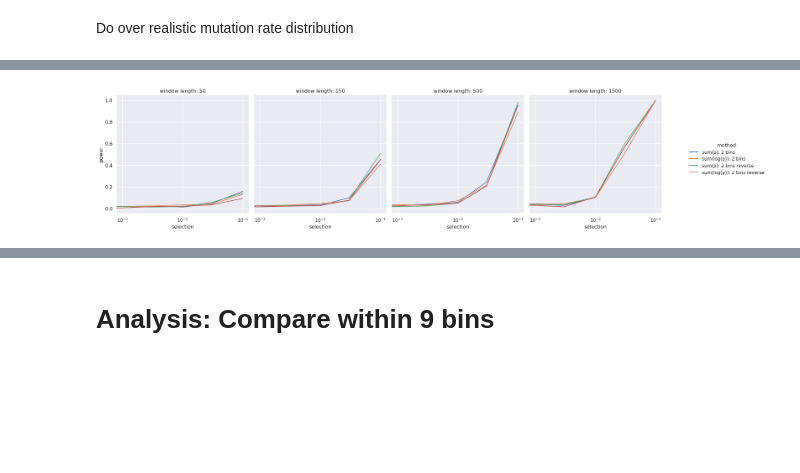
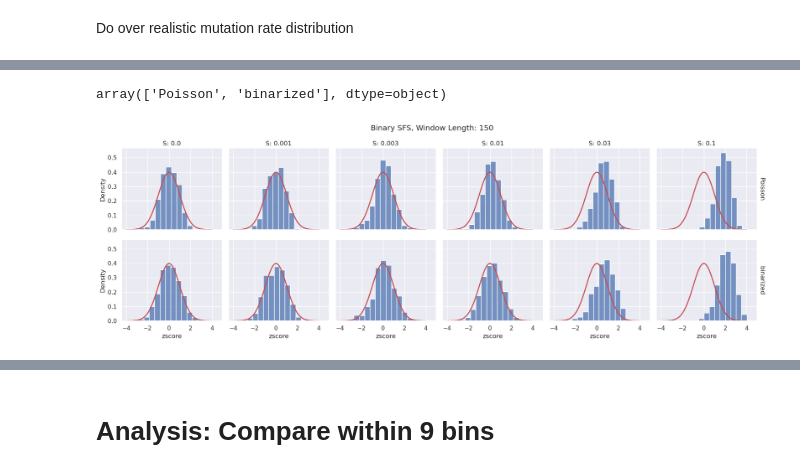
Before and after one commit to dajale423/raKLette, a Jupyter notebook: notebooks/method_validation/power_analysis.ipynb, the cells around one changed output, grey strips where cells are left out. Cells and saved outputs as stored; diff of their text form; code cells hidden in the pictures; blank space fills up the shorter version.

```diff
--- a/notebooks/method_validation/power_analysis.ipynb
+++ b/notebooks/method_validation/power_analysis.ipynb
@@ -319,21 +396,12 @@ running analysis on type: ExtraINSIGHT,  window_length: 1500, s: 0.001
-# %%
-sns.set_theme(style="darkgrid")
-
-df_plot = df.copy()
-df_plot = df[~df["method"].isin(["ExtraINSIGHT", "Gnocchi"])]
-
-# g = sns.FacetGrid(df_zscore, col="mu", row="type", height=3, margin_titles=True)
-g = sns.FacetGrid(df_plot, col="window length", height=5, margin_titles=True, hue = "method")
-# g = sns.FacetGrid(df_plot, col="mu", row="window length", height=4, margin_titles=True, hue = "method")
-
-g.map(sns.lineplot, "selection", "power")
-
-g.set_titles(col_template="window length: {col_name}", row_template="window length: {row_name}")
-g.set(xscale="log")
-g.add_legend()
-# g.set_titles(col_template="S: {col_name}", row_template="{row_name}")
-
-# g.fig.suptitle(f'Window Length: {window_length}')
-plt.savefig("power_analysis_mu_windowlength_binary.svg", format="svg", bbox_inches="tight")
-# %% [output]
-[figure, removed]
+# %%
+selection_list = [0.0, 0.1, 0.03, 0.01, 0.003, 0.001]
+window_length_list = [50, 150, 500, 1500]
+mu_index_list = [-1]
+
+sfs_reader_rows = [SFS_reader(selection=selection, mu_index = -1, bin_number = 2, window_length = window_length,
+                              sample_size = 500)
+                  for window_length in window_length_list for selection in selection_list]
+sfs_rows = [sfs_reader.get_multiple_sfs() for sfs_reader in sfs_reader_rows]
+
+selection_rows = [sfs_reader.selection for sfs_reader in sfs_reader_rows]
+window_length_rows = [sfs_reader.window_length for sfs_reader in sfs_reader_rows]
@@ -339,0 +431,29 @@ plt.savefig("power_analysis_mu_windowlength_binary.svg", format="svg", bbox_inch
+# %%
+df_zscore["method"].unique()
+# %% [output]
+array(['Poisson', 'binarized'], dtype=object)
+# %%
+sns.set_theme(style="darkgrid")
+
+df_zscore_plot = df_zscore[df_zscore["window length"] == 150]
+
+g = sns.FacetGrid(df_zscore_plot, col="selection", row="method", height=3, margin_titles=True)
+
+g.map(sns.histplot, "zscore", binwidth=0.5, kde=False, stat='density', label='samples')
+
+g.set_titles(col_template="S: {col_name}", row_template="{row_name}")
+
+g.fig.suptitle(f'Binary SFS, Window Length: 150')
+
+def standard_normal(*args, **kwargs):
+    # x0, x1 = ax.get_xlim()  # extract the endpoints for the x-axis
+    x_pdf = np.linspace(-4, 4, 100)
+    y_pdf = scipy.stats.norm.pdf(x_pdf)
+
+    plt.plot(x_pdf, y_pdf, 'r', lw=2, label='pdf')
+
+g.map(standard_normal)
+
+plt.savefig("standard_score_binary_zscore_plot.svg", format="svg", bbox_inches="tight")
+# %% [output]
+[figure, added]
```
Also changed, not shown: parts of 56 cells of this notebook.
